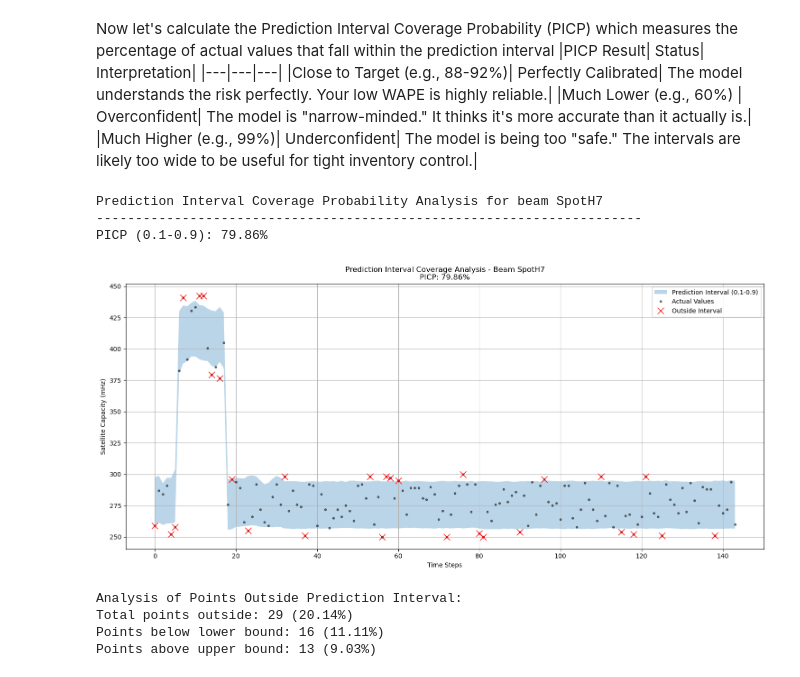
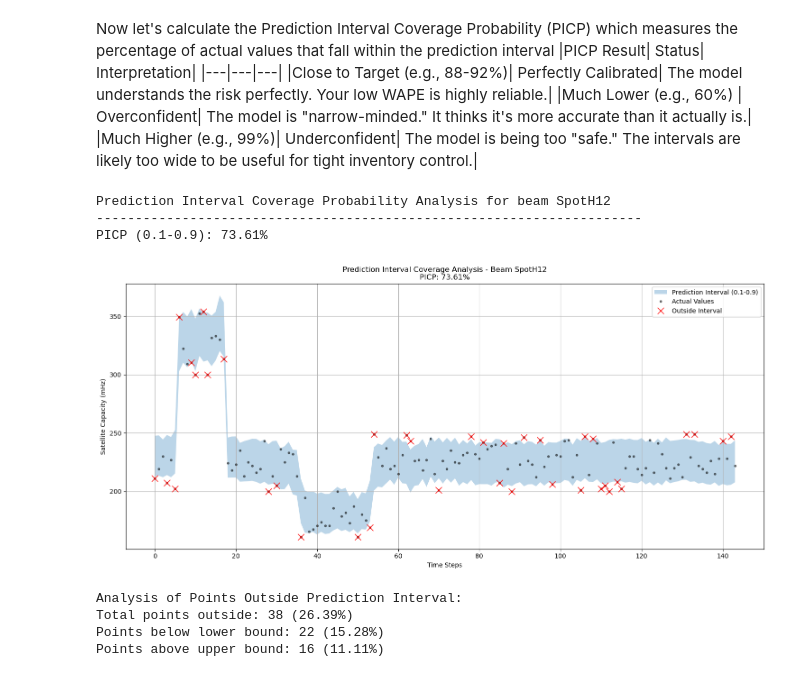
Before and after one commit to aws-samples/satellite-comms-analytics-aws, a Jupyter notebook: chronos-2-notebook/satcom-chronos-forecast.ipynb, the cells around one changed output. Drawn from its saved outputs; the diff is of its cells as text; code cells hidden in the pictures.

```diff
--- a/chronos-2-notebook/satcom-chronos-forecast.ipynb
+++ b/chronos-2-notebook/satcom-chronos-forecast.ipynb
@@ -95,10 +70,10 @@ from io import StringIO
 # Satellite capacity forecasting configuration
 target = "mHz"  # Column name containing the values to forecast (satellite bandwidth)
 prediction_length = 144  # 1 day (6 x 10 mins x 24)
-id_column = "beam"  # Column identifying different time series (countries/regions)
+id_column = "beam"  # Column identifying different time series - the spot-beam(s) we wish to forecast
 timestamp_column = "timestamp"  # Column containing datetime information
 
-timeseries_id = "SpotH7"  # Specific time series to visualize (spot beam)
+timeseries_id = "SpotH12"  # Specific time series to visualize (spot beam)
 
 # Initialize S3 client
 s3_client = boto3.client('s3')
@@ -126,12 +101,12 @@ test_key = 'dataset/satcom-chronos2-cap_test.csv'     # Replace with your test f
 
 # Load historical satcom bandwidth usage and past values of covariates
 satcom_context_df = read_csv_from_s3(bucket_name, train_key)
-display(satcom_context_df.head(10))
+display(satcom_context_df.head())
 
 # Load future values of covariates
 satcom_test_df = read_csv_from_s3(bucket_name, test_key)
 satcom_future_df = satcom_test_df.drop(columns=target)
-display(satcom_future_df.head(10))
+display(satcom_future_df.head())
 # %% [output]
 |  | timestamp | airpressure | beam | dayofweek | hourofday | mHz |
 | 0 | 2023-06-01 00:00:00 | 1049 | SpotH3 | 3 | 0 | 238.0 |
@@ -328,9 +294,9 @@ def analyze_prediction_intervals(predicted_df, actual_df, timeseries_id, target,
     upper_quantile: column name for upper bound
     """
     # Get actual values and predictions for the specific beam
-    actual_values = actual_df[actual_df['beam'] == timeseries_id][target].values
-    lower_bound = predicted_df[predicted_df['beam'] == timeseries_id][lower_quantile].values
-    upper_bound = predicted_df[predicted_df['beam'] == timeseries_id][upper_quantile].values
+    actual_values = actual_df[actual_df[id_column] == timeseries_id][target].values
+    lower_bound = predicted_df[predicted_df[id_column] == timeseries_id][lower_quantile].values
+    upper_bound = predicted_df[predicted_df[id_column] == timeseries_id][upper_quantile].values
 
     # Calculate PICP
     picp_score = calculate_picp(actual_values, lower_bound, upper_bound)
@@ -364,38 +330,38 @@ def analyze_prediction_intervals(predicted_df, actual_df, timeseries_id, target,
     plt.ylabel(f'Satellite Capacity ({target})')
     plt.legend()
     plt.grid(True)
     plt.tight_layout()
     plt.show()
 
     # Additional analysis of points outside the interval
     if np.any(outside_interval):
         print("\nAnalysis of Points Outside Prediction Interval:")
         print(f"Total points outside: {np.sum(outside_interval)} ({(np.sum(outside_interval)/len(actual_values)*100):.2f}%)")
         print(f"Points below lower bound: {np.sum(actual_values < lower_bound)} ({(np.sum(actual_values < lower_bound)/len(actual_values)*100):.2f}%)")
         print(f"Points above upper bound: {np.sum(actual_values > upper_bound)} ({(np.sum(actual_values > upper_bound)/len(actual_values)*100):.2f}%)")
 
     return {
         'picp': picp_score,
         'outside_interval': np.sum(outside_interval),
         'below_lower': np.sum(actual_values < lower_bound),
         'above_upper': np.sum(actual_values > upper_bound)
     }
 
 # Calculate and visualize PICP
 picp_results = analyze_prediction_intervals(
     predicted_df=satcom_pred_df,      # Your forecast DataFrame with quantile predictions
     actual_df=satcom_test_df,      # Your test DataFrame
     timeseries_id=timeseries_id,
-    target='mHz',
+    target=target,
     lower_quantile="0.1",         # Adjust these quantiles as needed
     upper_quantile="0.9"
 )
 # %% [output]
-Prediction Interval Coverage Probability Analysis for beam SpotH7
+Prediction Interval Coverage Probability Analysis for beam SpotH12
 ----------------------------------------------------------------------
-PICP (0.1-0.9): 79.86%
+PICP (0.1-0.9): 73.61%
-[figure, old version]
+[figure, new version]
 Analysis of Points Outside Prediction Interval:
-Total points outside: 29 (20.14%)
-Points below lower bound: 16 (11.11%)
-Points above upper bound: 13 (9.03%)
+Total points outside: 38 (26.39%)
+Points below lower bound: 22 (15.28%)
+Points above upper bound: 16 (11.11%)
```
Also changed, not shown: parts of 11 cells of this notebook.
